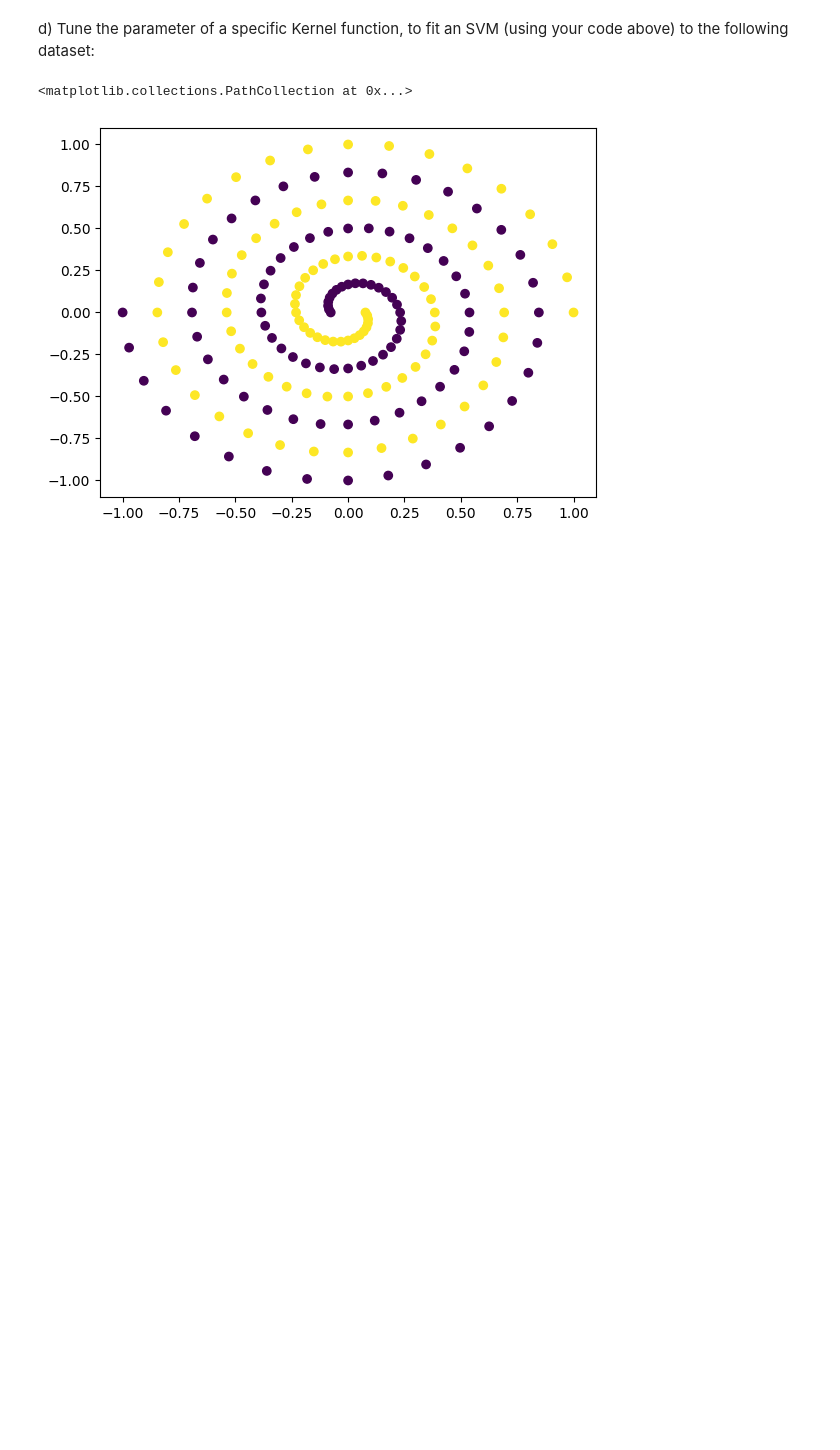
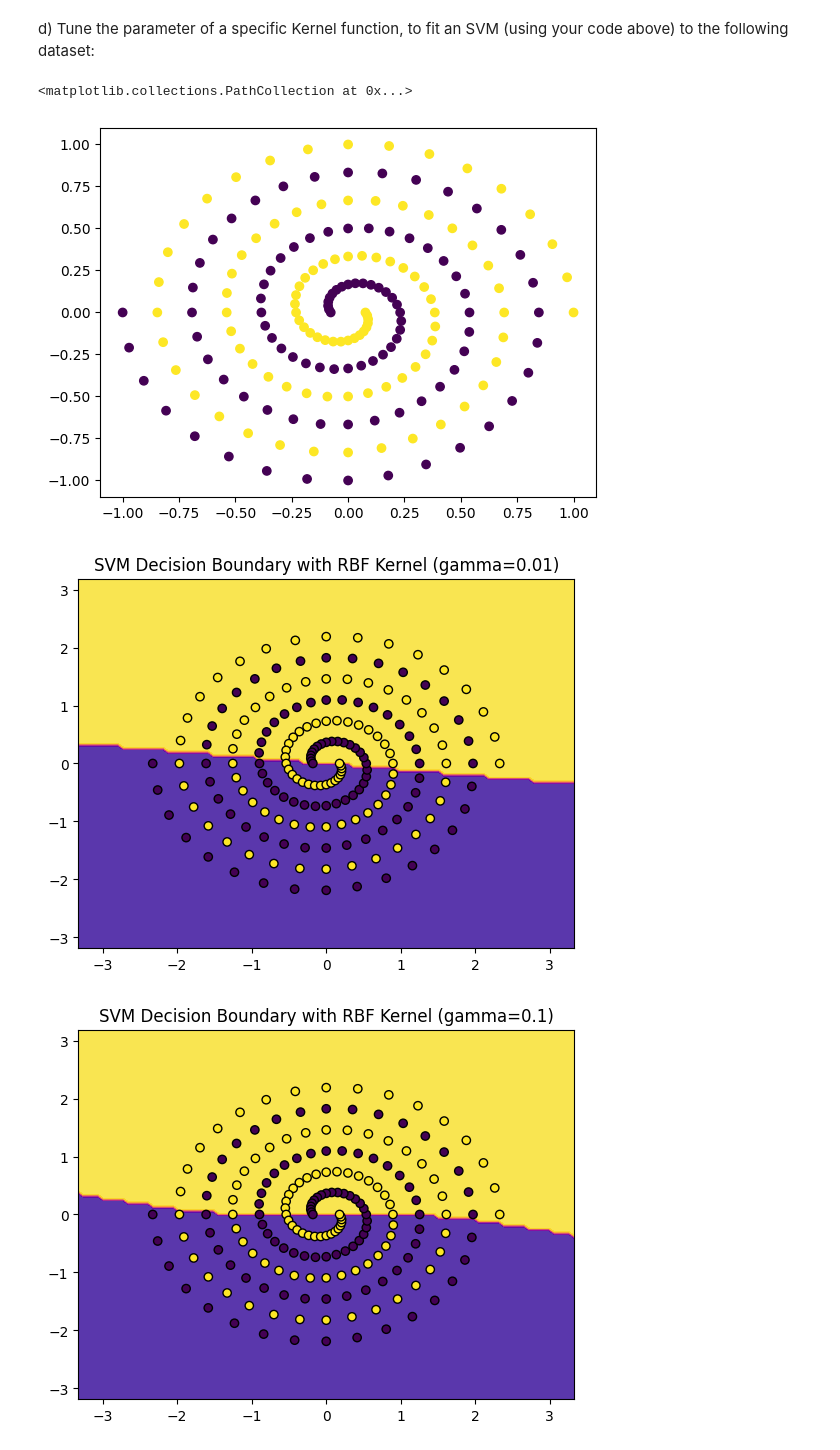
Before and after one commit to 365LIT/Data-Science-Fundamentals, a Jupyter notebook: lecture_16/worksheet_16.ipynb, the cells around one changed output. Drawn from its saved outputs; the diff is of its cells as text; code cells hidden in the pictures; blank space fills up the shorter version.

```diff
--- a/lecture_16/worksheet_16.ipynb
+++ b/lecture_16/worksheet_16.ipynb
@@ -112,3 +186,44 @@ plt.scatter(x[:,0], x[:,1], c=y)
 # %% [output]
 <matplotlib.collections.PathCollection at 0x...>
 [figure]
+# %%
+import numpy as np
+import matplotlib.pyplot as plt
+from sklearn.svm import SVC
+from sklearn.preprocessing import StandardScaler
+
+# Load the dataset
+data = np.loadtxt("spiral.data")
+X, y = data[:, :2], data[:, 2]
+
+# Standardize the features
+scaler = StandardScaler()
+X_scaled = scaler.fit_transform(X)
+
+# Values of gamma to try
+gamma_values = [0.01, 0.1, 1, 10, 100]
+
+# Fit the SVM model with RBF kernel for different values of gamma
+for gamma in gamma_values:
+    svc = SVC(kernel='rbf', gamma=gamma).fit(X_scaled, y)
+
+    # Visualize the decision boundary
+    x_min, x_max = X_scaled[:, 0].min() - 1, X_scaled[:, 0].max() + 1
+    y_min, y_max = X_scaled[:, 1].min() - 1, X_scaled[:, 1].max() + 1
+    xx, yy = np.meshgrid(np.linspace(x_min, x_max, 100),
+                         np.linspace(y_min, y_max, 100))
+
+    # Evaluate the classifier on all the grid points
+    Z = svc.predict(np.c_[xx.ravel(), yy.ravel()])
+
+    # Put the result into a color plot
+    Z = Z.reshape(xx.shape)
+    plt.contourf(xx, yy, Z, cmap=plt.cm.plasma, alpha=0.8)
+
+    # Plot also the training points
+    plt.scatter(X_scaled[:, 0], X_scaled[:, 1], c=y, cmap=plt.cm.viridis, edgecolors='k')
+    plt.title(f'SVM Decision Boundary with RBF Kernel (gamma={gamma})')
+    plt.show()
+# %% [output]
+[figure, added]
+[figure, added]
```
Also changed, not shown: parts of 5 cells of this notebook, 2 other files.
